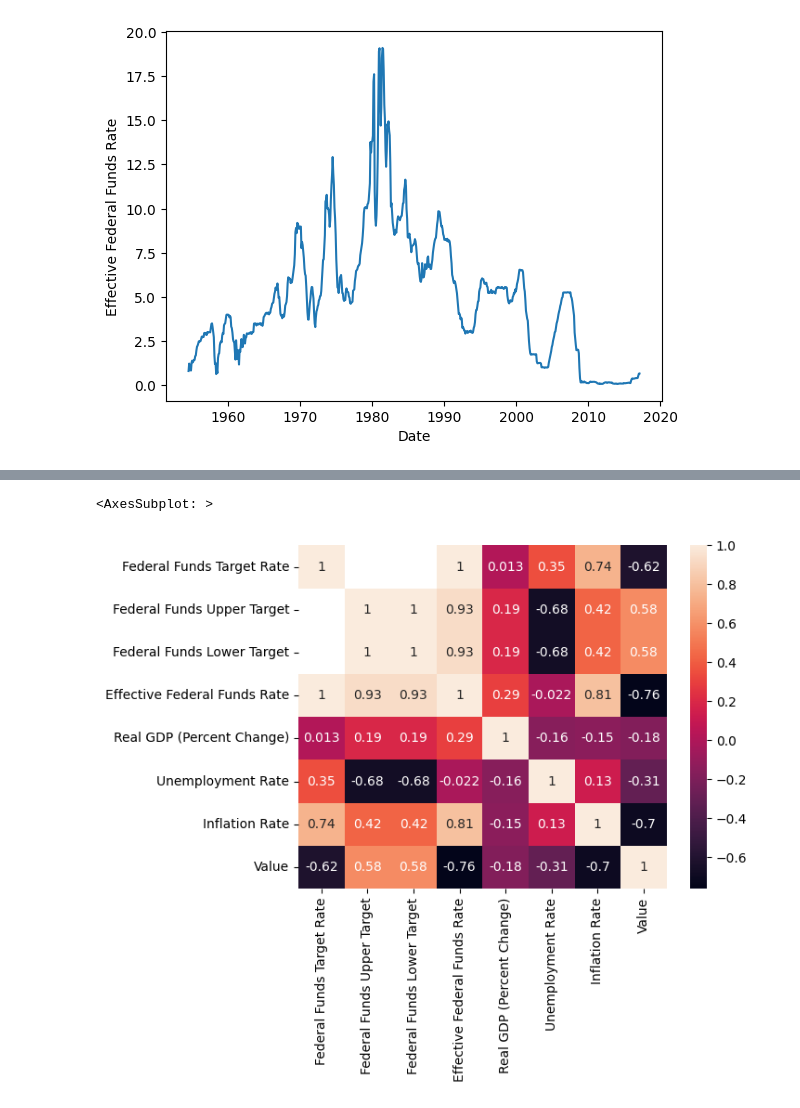
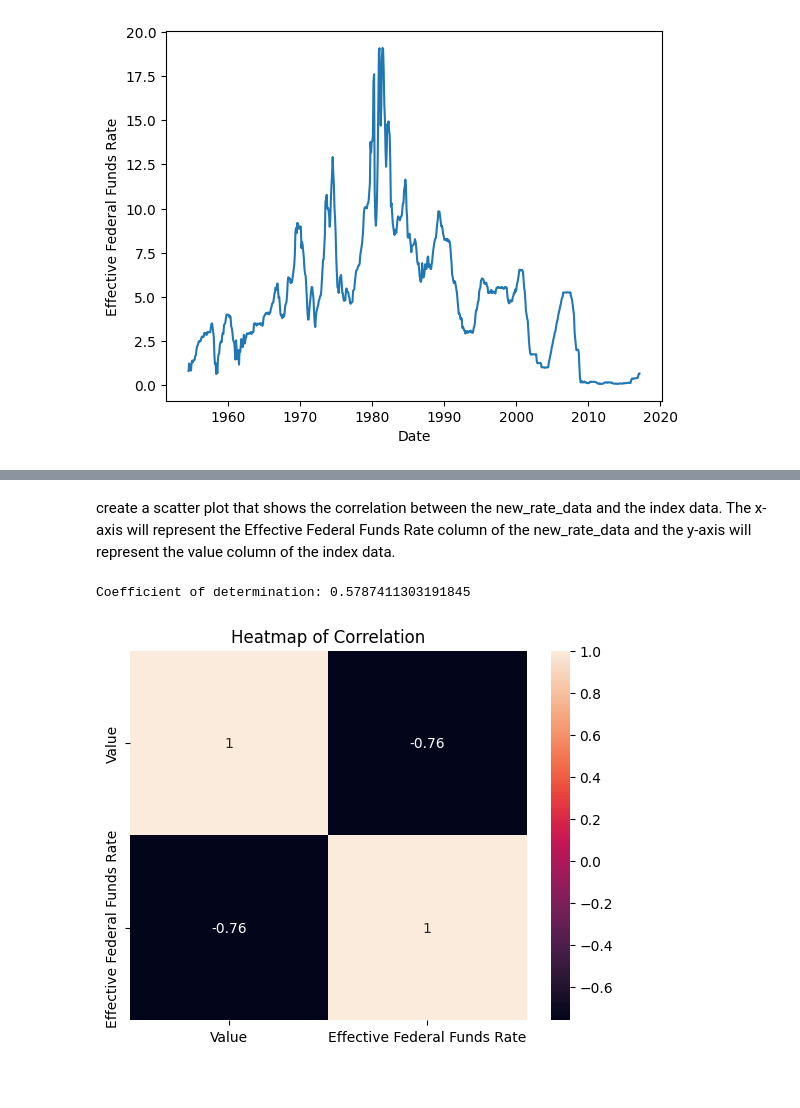
Before and after one commit to dwk601/Google-Capstone, a Jupyter notebook: main.ipynb, the cells around one changed output, grey strips where cells are left out. Cells and saved outputs as stored; diff of their text form; code cells hidden in the pictures; blank space fills up the shorter version.

Commit message:
find a correlation between the data

```diff
--- a/main.ipynb
+++ b/main.ipynb
@@ -212,0 +237,4 @@ dow_corr_value = dow_merged_data['Effective Federal Funds Rate'].corr(dow_merged
+# %%
+# Create a new dataframe that contains only the date and Effective Federal Funds Rate columns
+new_rate_data = rate_data[['Date', 'Effective Federal Funds Rate']]
+new_rate_data
@@ -212,0 +255,12 @@ dow_corr_value = dow_merged_data['Effective Federal Funds Rate'].corr(dow_merged
+# %%
+# Changing the format of date in index data
+sp_data = sp_data.rename(columns={'original_column_name': 'Date'})
+
+# Changing the format of date in rate data
+new_rate_data["Date"]= pd.to_datetime(new_rate_data["Date"])
+
+# Merging the dataframe on date
+merged_data = pd.merge(sp_data, new_rate_data, on='Date')
+
+corr = merged_data.corr()
+print(corr)
@@ -229,5 +311,22 @@ sns.lineplot(x=rate_data['Date'], y=rate_data['Effective Federal Funds Rate'])
+# %% [markdown]
+<p>  create a scatter plot that shows the correlation between the new_rate_data and the index data. The x-axis will represent the Effective Federal Funds Rate column of the new_rate_data and the y-axis will represent the value column of the index data. </p>
+# %%
+# Extract the values
+x = merged_data['Effective Federal Funds Rate'].values.reshape(-1, 1)
+y = merged_data['Value']
+
+# Fit a linear regression model
+model = LinearRegression()
+model.fit(x, y)
+
+# Calculate R-squared
+r2 = model.score(x, y)
+print('Coefficient of determination:', r2)
+# %% [output]
+Coefficient of determination: 0.5787411303191845
 # %%
-sns.heatmap(sp_corr, annot=True)
+sns.heatmap(corr, annot=True)
+plt.title('Heatmap of Correlation')
+plt.show()
 # %% [output]
-<AxesSubplot: >
-[figure, old version]
+[figure, new version]
```
Also changed, not shown: parts of 12 cells of this notebook.
